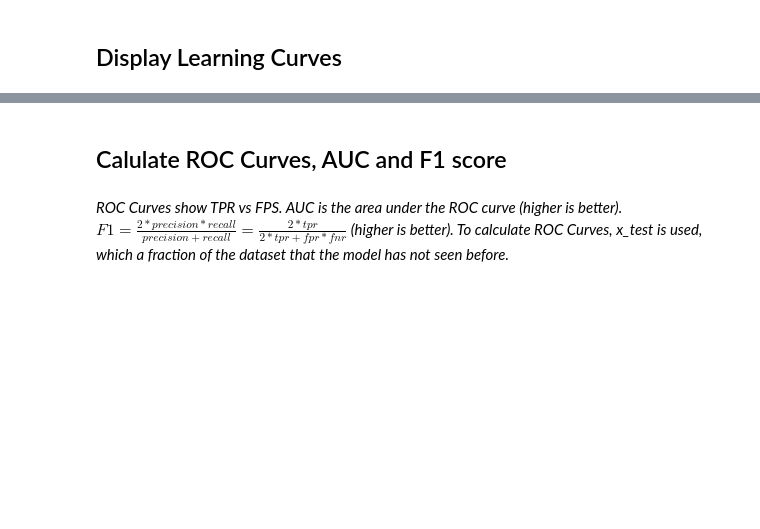
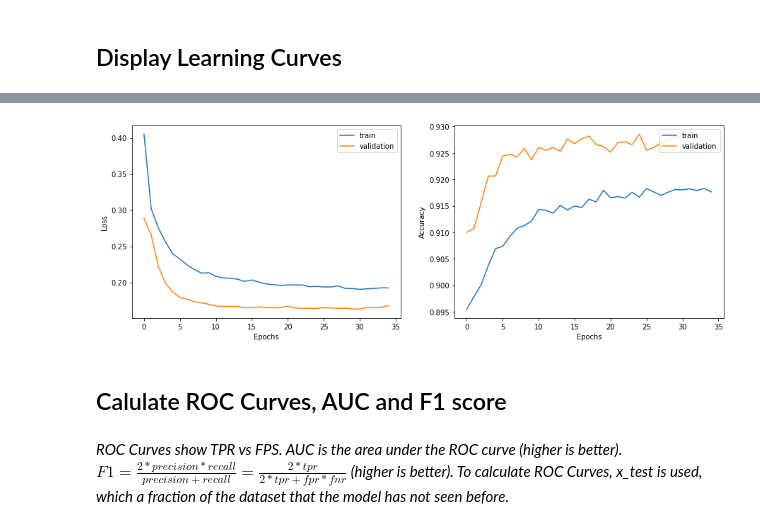
Before and after one commit to LukeV37/ttbar-samples, a Jupyter notebook: GCNN_Baseline.ipynb, the cells around one changed output, grey strips where cells are left out. Cells and saved outputs as stored; diff of their text form; code cells hidden in the pictures; blank space fills up the shorter version.

Commit message:
simple NN comparison

```diff
--- a/GCNN_Baseline.ipynb
+++ b/GCNN_Baseline.ipynb
@@ -95,6 +95,14 @@ x_train = idx[0:train_n]
 y_train = labels[0:train_n]
 x_test = idx[train_n:-1]
 y_test = labels[train_n:-1]
+
+node_features = ttbar_dataset.reshape(ttbar_len, ttbar_feat)
+#print(node_features.shape)
+x_train_simple = node_features[0:train_n,0:3]
+y_train_simple = labels[0:train_n]
+x_test_simple = node_features[train_n:-1,0:3]
+y_test_simple = labels[train_n:-1]
+#print(x_train_simple.shape)
 # %% [output]
 0.09008639308855292
 # %% [markdown]
@@ -145,3 +153,24 @@ def create_ffn(hidden_units, dropout_rate, name=None):
         fnn_layers.append(layers.Dense(units, activation=tf.nn.gelu))
 
     return keras.Sequential(fnn_layers, name=name)
+# %%
+def create_baseline_model(hidden_units, num_classes, dropout_rate=0.2):
+    inputs = layers.Input(shape=(num_features,), name="input_features")
+    x = create_ffn(hidden_units, dropout_rate, name=f"ffn_block1")(inputs)
+    for block_idx in range(4):
+        # Create an FFN block.
+        x1 = create_ffn(hidden_units, dropout_rate, name=f"ffn_block{block_idx + 2}")(x)
+        # Add skip connection.
+        x = layers.Add(name=f"skip_connection{block_idx + 2}")([x, x1])
+    # Compute logits.
+    logits = layers.Dense(num_classes, name="logits", activation="sigmoid")(x)
+    # Create the model.
+    return keras.Model(inputs=inputs, outputs=logits, name="baseline")
+
+num_features = len(node_features[0])
+hidden_units_1 = [16, 32, 32, 16]
+dropout_rate_1 = 0.25
+num_classes_1 = 1
+
+baseline_model = create_baseline_model(hidden_units_1, num_classes_1, dropout_rate_1)
+baseline_model.summary()
@@ -438,0 +486,2 @@ Epoch 24/100
+# %%
+history_simple_NN = run_experiment(baseline_model, x_train_simple, y_train_simple)
@@ -461,3 +528,7 @@ display_learning_curves(history)
+# %%
+display_learning_curves(history_simple_NN)
+# %% [output]
+[figure, added]
 # %% [markdown]
 ## Calulate ROC Curves, AUC and F1 score
 # %% [markdown]
```
Also changed, not shown: parts of 12 cells of this notebook.
